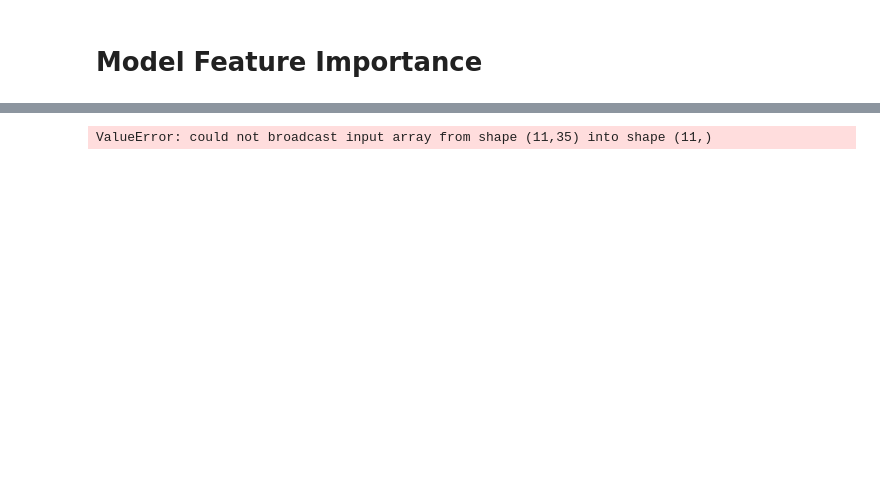
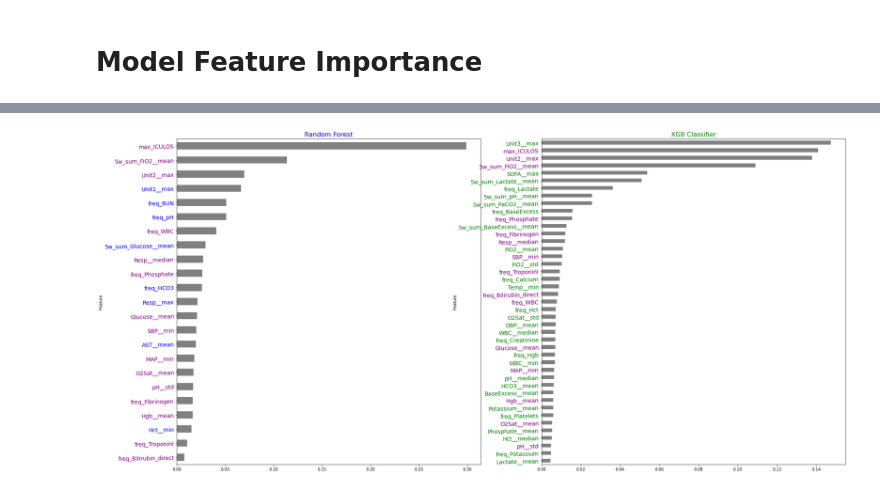
Before and after one commit to AtarCohen/Early-Prediction_of_Sepsis, a Jupyter notebook: Explain_Models.ipynb, the cells around one changed output, grey strips where cells are left out. Cells and saved outputs as stored; diff of their text form; code cells hidden in the pictures; blank space fills up the shorter version.

```diff
--- a/Explain_Models.ipynb
+++ b/Explain_Models.ipynb
@@ -120,4 +34,41 @@ AttributeError: 'Tensor' object has no attribute 'copy'
-# %%
-lime_explainer.explain_instance(np.array(batch_input[0]),).show_in_notebook(text=True)
-# %% [output]
-ValueError: could not broadcast input array from shape (11,35) into shape (11,)
+# %%
+RF_features_sorted = resRF['Feature'].values
+XGB_features_sorted = resXGB['Feature'].values
+# %%
+RF_same_features = []
+RF_diff = []
+for i, feature in enumerate (RF_features_sorted):
+    if feature in XGB_features_sorted:
+        RF_same_features.append(i)
+    else:
+        RF_diff.append(i)
+XGB_same_features = []
+XGB_diff = []
+for i, feature in enumerate(XGB_features_sorted):
+    if feature in RF_features_sorted:
+        XGB_same_features.append(i)
+    else:
+        XGB_diff.append(i)
+# %%
+fig,axes = plt.subplots(1,2, figsize=(30,15))
+resRF.sort_values(by=0).plot.barh(x='Feature',y=0,rot=1, ax = axes[0], color='grey')
+resXGB.sort_values(by=0).plot.barh(x='Feature',y=0,rot=1, ax = axes[1], color='grey')
+for i in RF_same_features:
+    axes[0].get_yticklabels()[i].set_color('purple')
+    axes[0].get_yticklabels()[i].set_fontsize(14)
+for i in RF_diff:
+    axes[0].get_yticklabels()[i].set_color('blue')
+    axes[0].get_yticklabels()[i].set_fontsize(14)
+for i in XGB_same_features:
+    axes[1].get_yticklabels()[i].set_color('purple')
+    axes[1].get_yticklabels()[i].set_fontsize(14)
+for i in XGB_diff:
+    axes[1].get_yticklabels()[i].set_color('green')
+    axes[1].get_yticklabels()[i].set_fontsize(14)
+
+axes[0].set_title('Random Forest', color='blue', fontsize=16)
+axes[1].set_title('XGB Classifier', color='green', fontsize=16)
+axes[0].get_legend().remove()
+axes[1].get_legend().remove()
+# %% [output]
+[figure, added]
```
Also changed, not shown: parts of 18 cells of this notebook, 5 other files.
